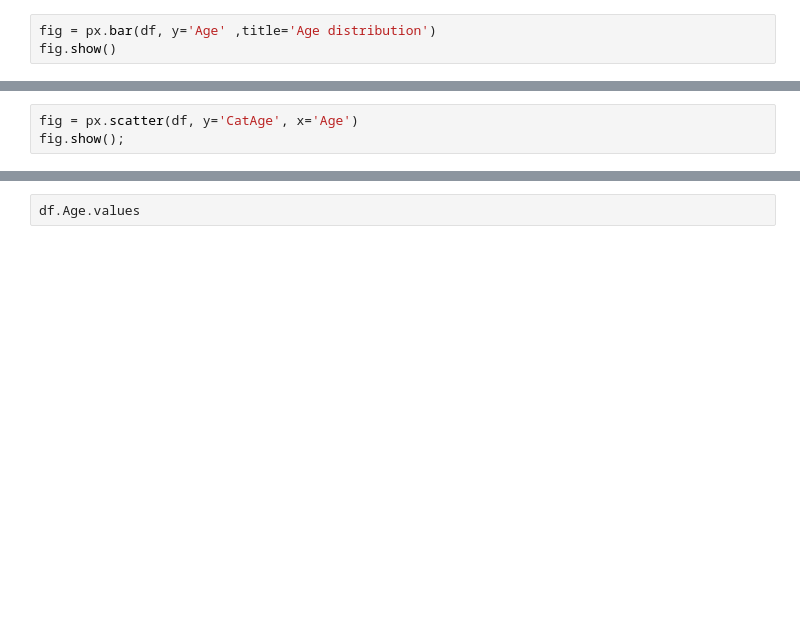
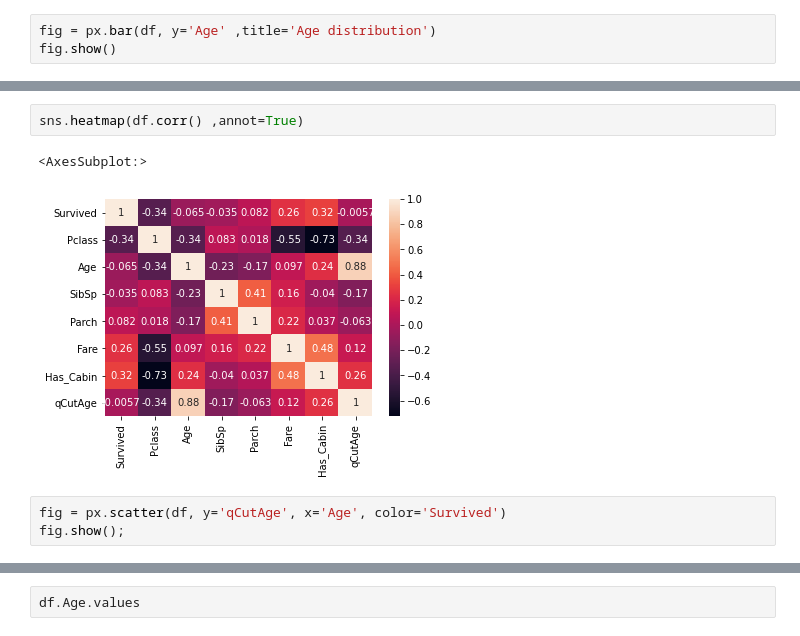
Before and after one commit to PTson2207/Engineer-Selection, a Jupyter notebook: FE_titanic.ipynb, the cells around one changed output, grey strips where cells are left out. Drawn from its saved outputs; the diff is of its cells as text; blank space fills up the shorter version.

```diff
--- a/FE_titanic.ipynb
+++ b/FE_titanic.ipynb
@@ -192,6 +193,11 @@ df.head()
 | 2 | 1 | 3 | female | 26.0 | 0 | 0 | 7.9250 | S | Miss | False | 1 |
 | 3 | 1 | 1 | female | 35.0 | 1 | 0 | 53.1000 | S | Mrs | True | 2 |
 | 4 | 0 | 3 | male | 35.0 | 0 | 0 | 8.0500 | S | Mr | False | 2 |
+# %%
+sns.heatmap(df.corr() ,annot=True)
+# %% [output]
+<AxesSubplot:>
+[figure, added]
 # %%
-fig = px.scatter(df, y='CatAge', x='Age')
+fig = px.scatter(df, y='qCutAge', x='Age', color='Survived')
 fig.show();
```
Also changed, not shown: parts of 7 cells of this notebook.
